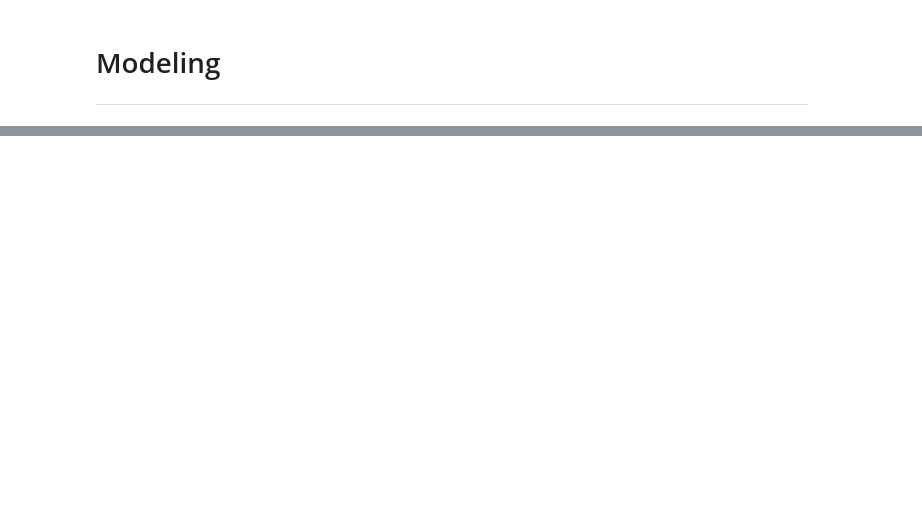
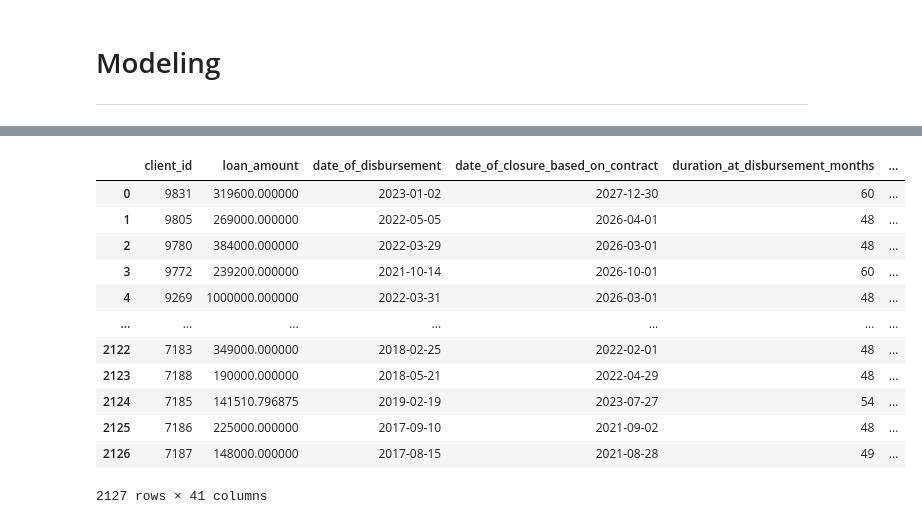
Before and after one commit to s-masrur/cbi_scoring_original, a Jupyter notebook: modelling_non_synthetic.ipynb, the cells around one changed output, grey strips where cells are left out. Cells and saved outputs as stored; diff of their text form; code cells hidden in the pictures; blank space fills up the shorter version.

```diff
--- a/modelling_non_synthetic.ipynb
+++ b/modelling_non_synthetic.ipynb
@@ -376,0 +772,11 @@ exp.interpret_model(trained_model_catboost)
+# %%
+# Target mean encoding #
+cols = cat_feats
+
+
+for col in cols:
+    # Рассчитываем статистику на обучающем наборе
+    stats = train.groupby(train[col])[target].agg(['mean'])
+
+    # Создаем новый mean-encoded признак в блайндсете test
+    blind_macro[col+'_mean_encoded'] = blind_macro[col].map(stats['mean'])
@@ -376,0 +797,10 @@ exp.interpret_model(trained_model_catboost)
+# %%
+# THRESHOLD TEST
+results = pd.DataFrame(columns=['threshold', 'Accuracy', 'AUC', 'TN', 'FP', 'FN', 'TP'])
+predictions = exp.predict_model(three_models, data=blind_macro, raw_score=True, encoded_labels=True)
+
+for thres in [x / 100 for x in range(10, 31, 5)]:
+    predictions['prediction_label'] = (predictions['prediction_score_1'] > thres).astype(int)
+
+predictions
+# %% [output]
@@ -376,0 +808,13 @@ exp.interpret_model(trained_model_catboost)
+|  | client_id | loan_amount | date_of_disbursement | date_of_closure_based_on_contract | duration_at_disbursement_months | ... |
+| 0 | 9831 | 319600.000000 | 2023-01-02 | 2027-12-30 | 60 | ... |
+| 1 | 9805 | 269000.000000 | 2022-05-05 | 2026-04-01 | 48 | ... |
+| 2 | 9780 | 384000.000000 | 2022-03-29 | 2026-03-01 | 48 | ... |
+| 3 | 9772 | 239200.000000 | 2021-10-14 | 2026-10-01 | 60 | ... |
+| 4 | 9269 | 1000000.000000 | 2022-03-31 | 2026-03-01 | 48 | ... |
+| ... | ... | ... | ... | ... | ... | ... |
+| 2122 | 7183 | 349000.000000 | 2018-02-25 | 2022-02-01 | 48 | ... |
+| 2123 | 7188 | 190000.000000 | 2018-05-21 | 2022-04-29 | 48 | ... |
+| 2124 | 7185 | 141510.796875 | 2019-02-19 | 2023-07-27 | 54 | ... |
+| 2125 | 7186 | 225000.000000 | 2017-09-10 | 2021-09-02 | 48 | ... |
+| 2126 | 7187 | 148000.000000 | 2017-08-15 | 2021-08-28 | 49 | ... |
+2127 rows × 41 columns
```
Also changed, not shown: parts of 38 cells of this notebook, 2 other files.
